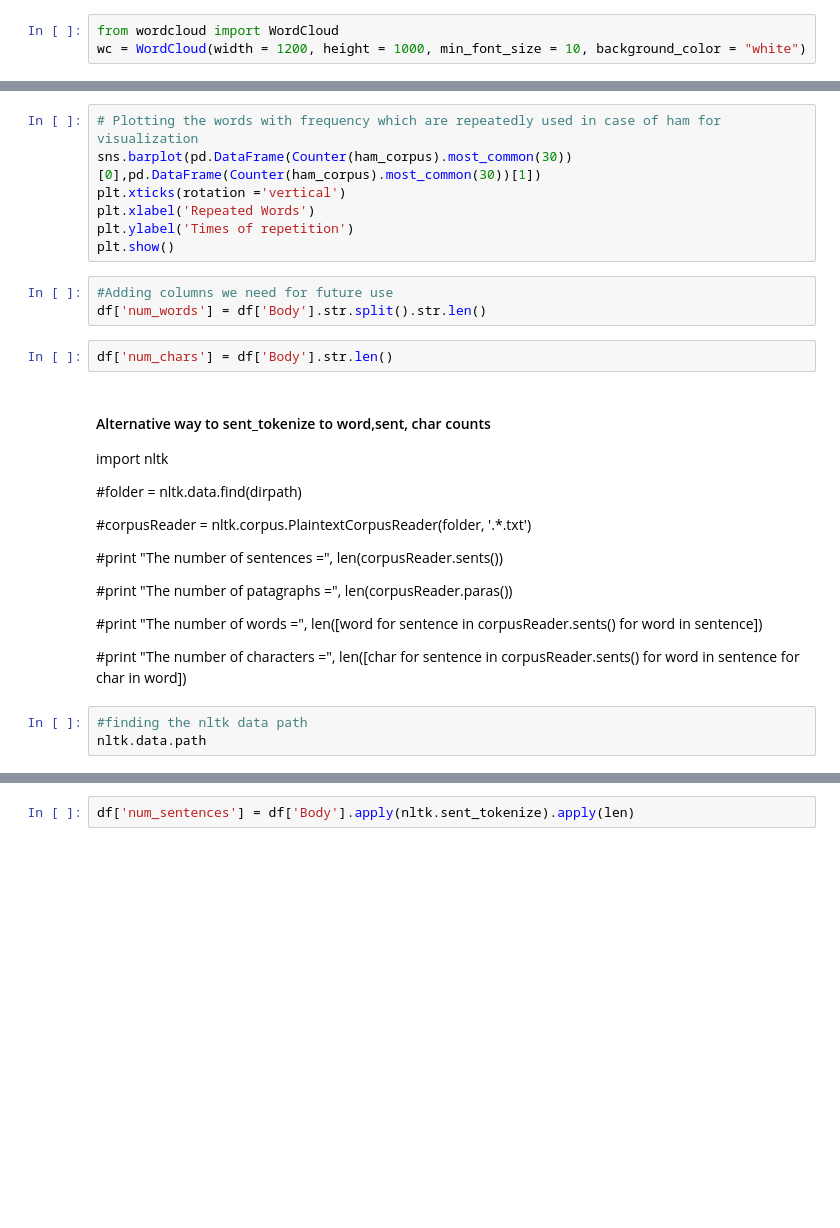
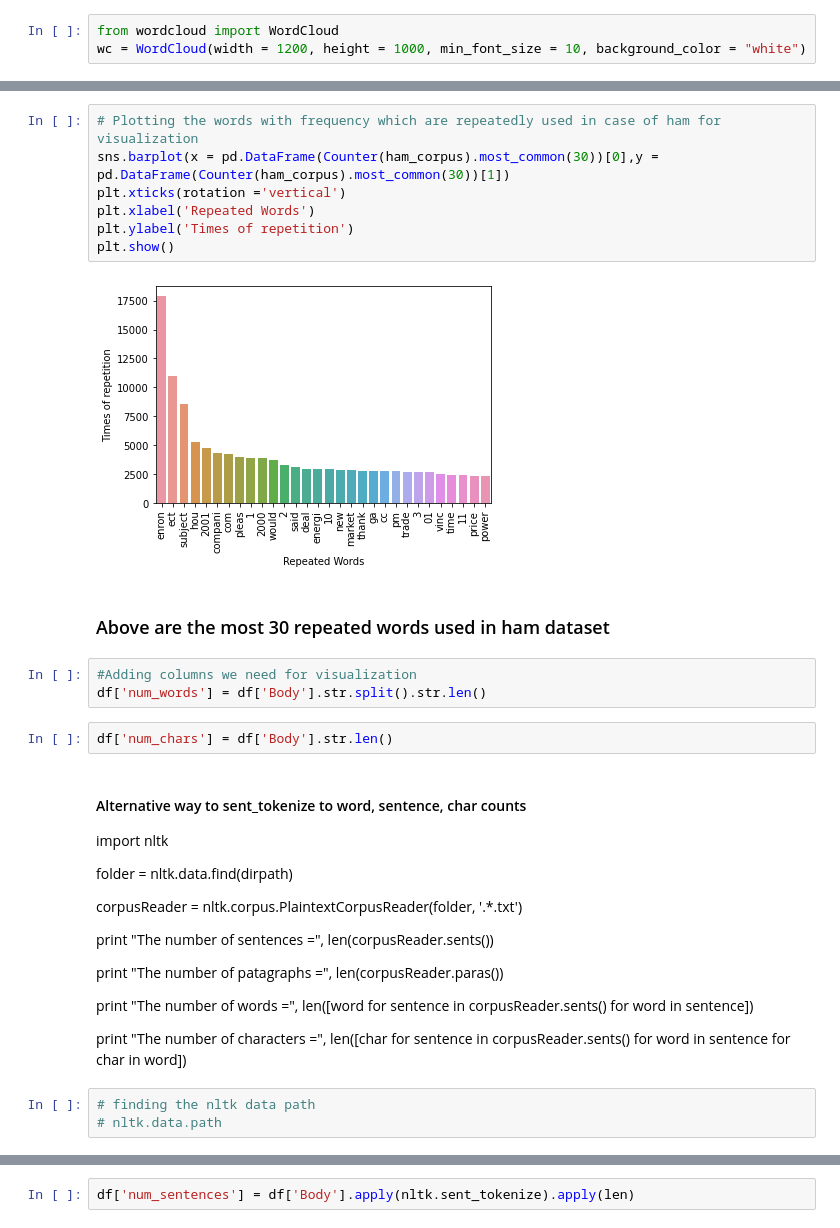
Before and after one commit to CoderSupratim/SpamDetector, a Jupyter notebook: Email Spam Classifier/Email_Spam_Classification.ipynb, the cells around one changed output, grey strips where cells are left out. Drawn from its saved outputs; the diff is of its cells as text; blank space fills up the shorter version.

```diff
--- a/Email Spam Classifier/Email_Spam_Classification.ipynb
+++ b/Email Spam Classifier/Email_Spam_Classification.ipynb
@@ -163,32 +210,36 @@ len(ham_corpus)
 # %%
 # Plotting the words with frequency which are repeatedly used in case of ham for visualization
-sns.barplot(pd.DataFrame(Counter(ham_corpus).most_common(30))[0],pd.DataFrame(Counter(ham_corpus).most_common(30))[1])
+sns.barplot(x = pd.DataFrame(Counter(ham_corpus).most_common(30))[0],y = pd.DataFrame(Counter(ham_corpus).most_common(30))[1])
 plt.xticks(rotation ='vertical')
 plt.xlabel('Repeated Words')
 plt.ylabel('Times of repetition')
 plt.show()
+# %% [output]
+[figure, added]
+# %% [markdown]
+### Above are the most 30 repeated words used in ham dataset
 # %%
-#Adding columns we need for future use
+#Adding columns we need for visualization
 df['num_words'] = df['Body'].str.split().str.len()
 # %%
 df['num_chars'] = df['Body'].str.len()
 # %% [markdown]
-#### Alternative way to sent_tokenize to word,sent, char counts
+#### Alternative way to sent_tokenize to word, sentence, char counts
 import nltk
 
-#folder = nltk.data.find(dirpath)
+folder = nltk.data.find(dirpath)
 
-#corpusReader = nltk.corpus.PlaintextCorpusReader(folder, '.*\.txt')
+corpusReader = nltk.corpus.PlaintextCorpusReader(folder, '.*\.txt')
 
-#print "The number of sentences =", len(corpusReader.sents())
+print "The number of sentences =", len(corpusReader.sents())
 
-#print "The number of patagraphs =", len(corpusReader.paras())
+print "The number of patagraphs =", len(corpusReader.paras())
 
-#print "The number of words =", len([word for sentence in corpusReader.sents() for word in sentence])
+print "The number of words =", len([word for sentence in corpusReader.sents() for word in sentence])
 
-#print "The number of characters =", len([char for sentence in corpusReader.sents() for word in sentence for char in word])
+print "The number of characters =", len([char for sentence in corpusReader.sents() for word in sentence for char in word])
 # %%
-#finding the nltk data path
-nltk.data.path
+# finding the nltk data path
+# nltk.data.path
 # %%
 # Download punkt tokenizer
```
Also changed, not shown: parts of 40 cells of this notebook.
